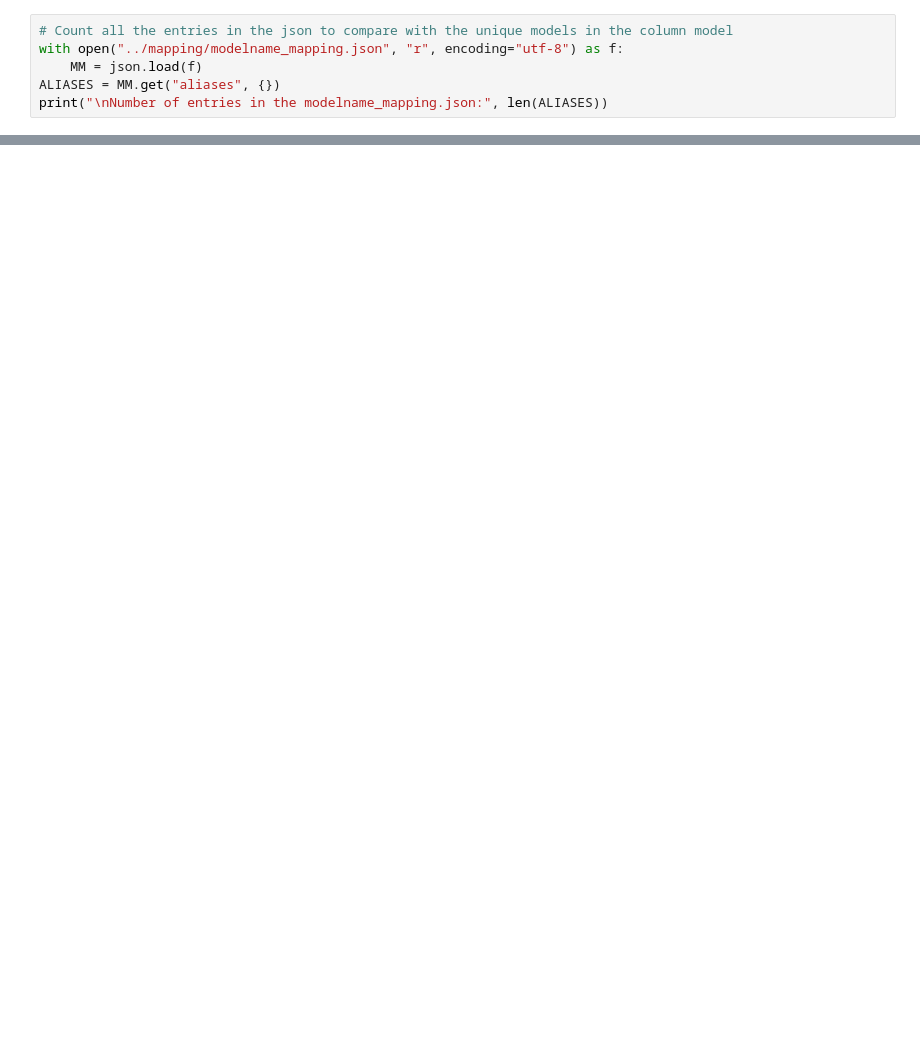
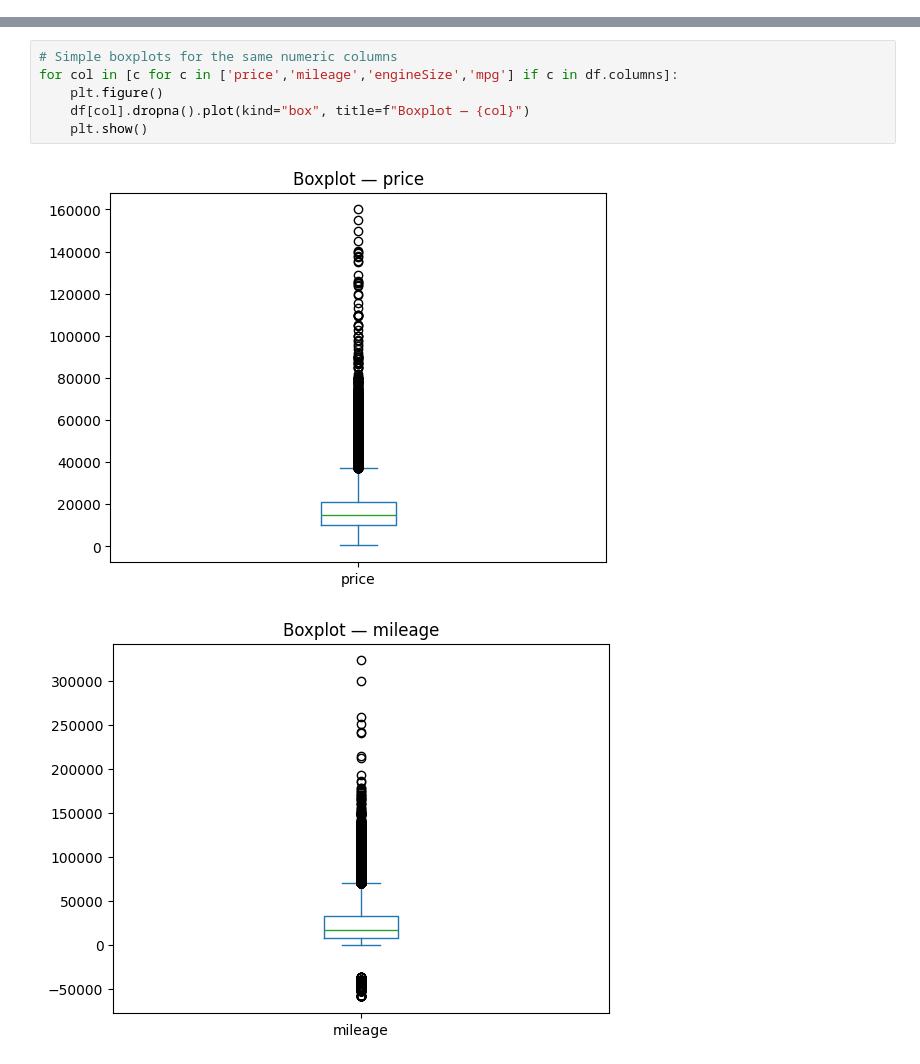
Before and after one commit to Mehmet1700/MachineLearningProject-NOVAIMS2025, a Jupyter notebook: notebooks/10_data_exploration_main.ipynb, the cells around one changed output, grey strips where cells are left out. Drawn from its saved outputs; the diff is of its cells as text; blank space fills up the shorter version.

```diff
--- a/notebooks/10_data_exploration_main.ipynb
+++ b/notebooks/10_data_exploration_main.ipynb
@@ -296,6 +0,0 @@ Number of unique models in 'model': 153
-# %%
-# Count all the entries in the json to compare with the unique models in the column model
-with open("../mapping/modelname_mapping.json", "r", encoding="utf-8") as f:
-    MM = json.load(f)
-ALIASES = MM.get("aliases", {})
-print("\nNumber of entries in the modelname_mapping.json:", len(ALIASES))
@@ -576,0 +148,9 @@ x_test = x_test.drop(columns=['hasDamage'])
+# %%
+# Simple boxplots for the same numeric columns
+for col in [c for c in ['price','mileage','engineSize','mpg'] if c in df.columns]:
+    plt.figure()
+    df[col].dropna().plot(kind="box", title=f"Boxplot — {col}")
+    plt.show()
+# %% [output]
+[figure, added]
+[figure, added]
```
Also changed, not shown: parts of 71 cells of this notebook, 1 other file.
